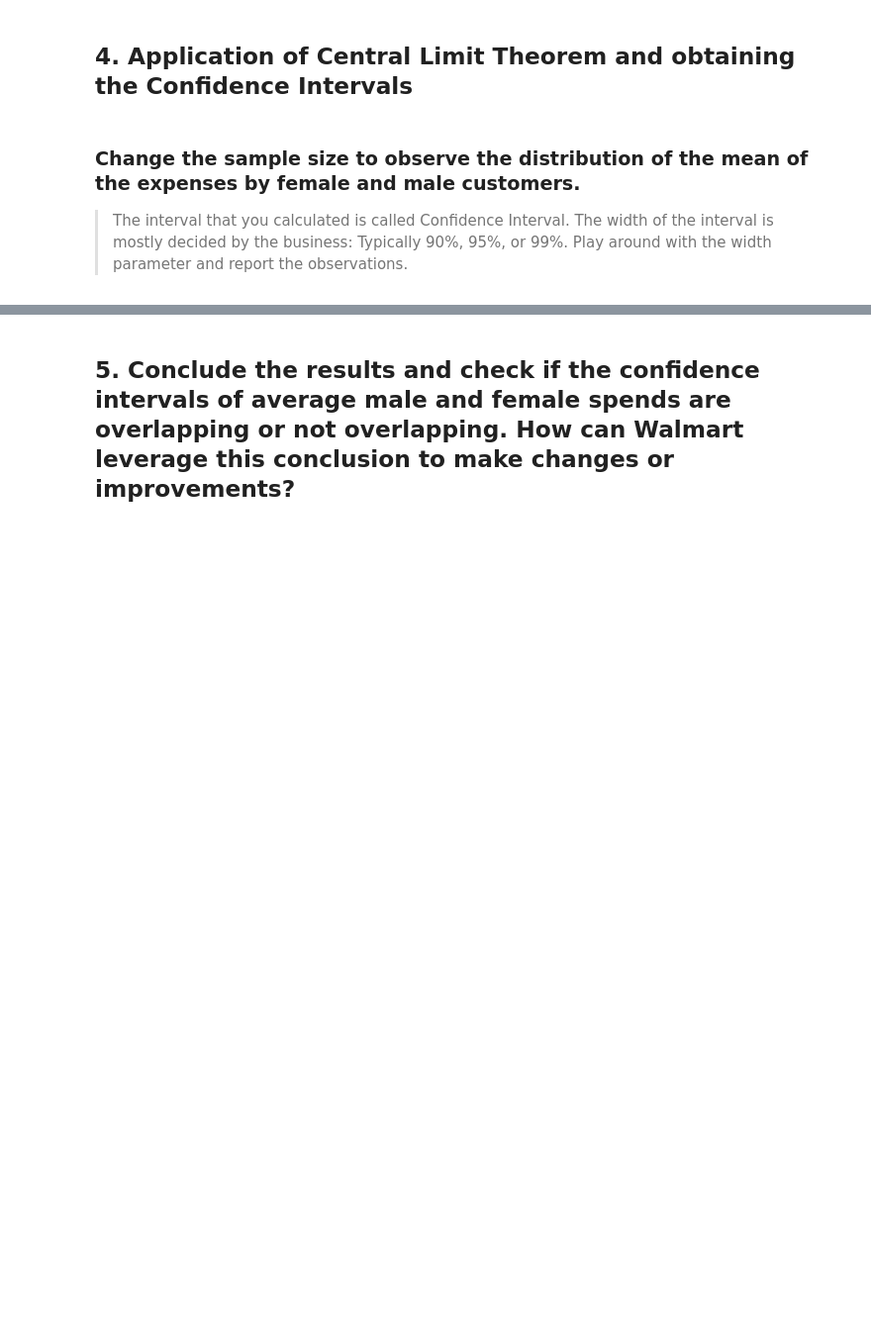
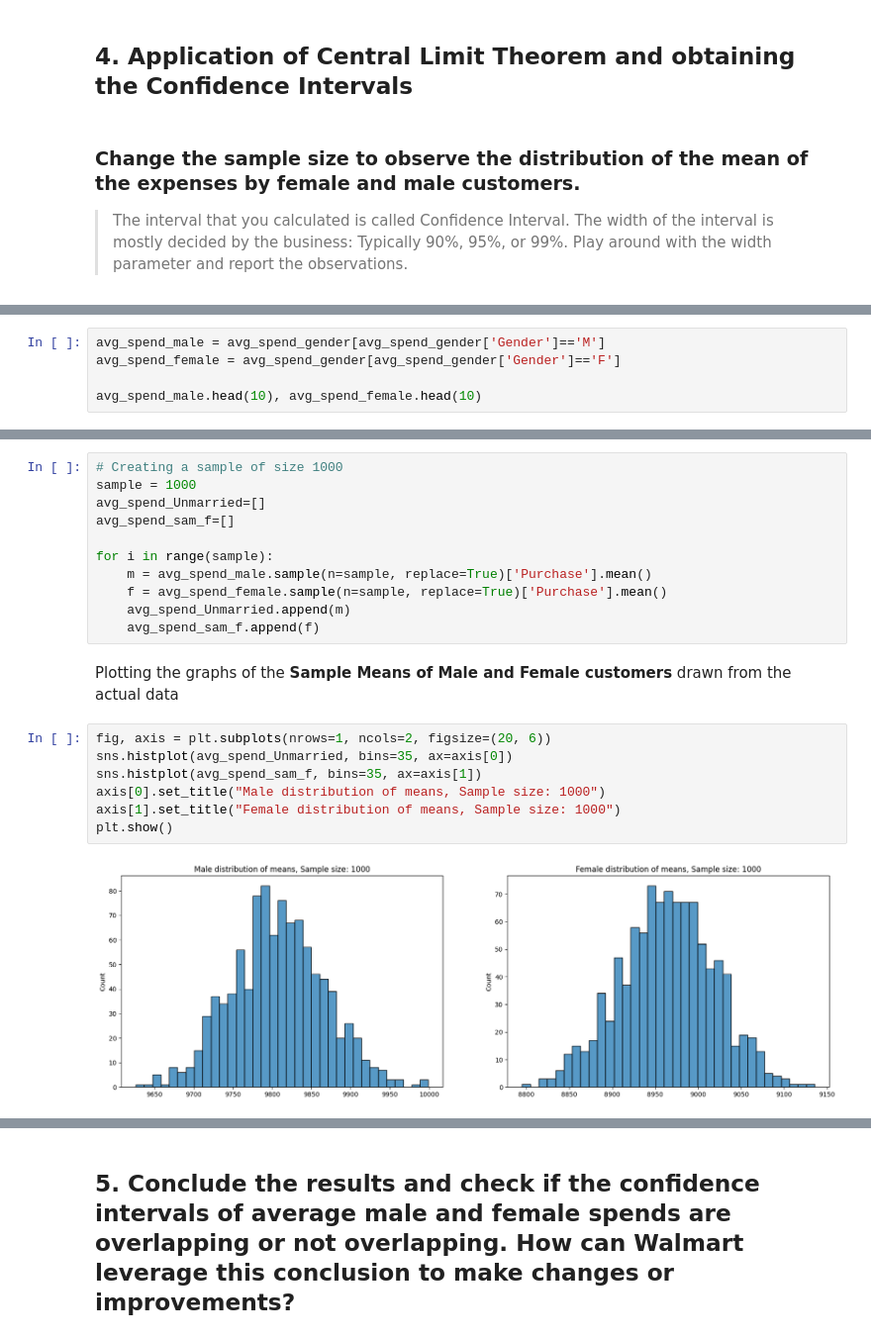
Before and after one commit to SreeMB/Wallmart_Data_Analysis, a Jupyter notebook: wallmart.ipynb, the cells around one changed output, grey strips where cells are left out. Shown at 99% size. Saved outputs shown, nothing was run; the diff lists cells and outputs as text; blank space fills up the shorter version.

```diff
--- a/wallmart.ipynb
+++ b/wallmart.ipynb
@@ -558,0 +603,5 @@ sns.pairplot(walmart)
+# %%
+avg_spend_male = avg_spend_gender[avg_spend_gender['Gender']=='M']
+avg_spend_female = avg_spend_gender[avg_spend_gender['Gender']=='F']
+
+avg_spend_male.head(10), avg_spend_female.head(10)
@@ -558,0 +634,22 @@ sns.pairplot(walmart)
+# %%
+# Creating a sample of size 1000
+sample = 1000
+avg_spend_Unmarried=[]
+avg_spend_sam_f=[]
+
+for i in range(sample):
+    m = avg_spend_male.sample(n=sample, replace=True)['Purchase'].mean()
+    f = avg_spend_female.sample(n=sample, replace=True)['Purchase'].mean()
+    avg_spend_Unmarried.append(m)
+    avg_spend_sam_f.append(f)
+# %% [markdown]
+Plotting the graphs of the **Sample Means of Male and Female customers** drawn from the actual data
+# %%
+fig, axis = plt.subplots(nrows=1, ncols=2, figsize=(20, 6))
+sns.histplot(avg_spend_Unmarried, bins=35, ax=axis[0])
+sns.histplot(avg_spend_sam_f, bins=35, ax=axis[1])
+axis[0].set_title("Male distribution of means, Sample size: 1000")
+axis[1].set_title("Female distribution of means, Sample size: 1000")
+plt.show()
+# %% [output]
+[figure, added]
```
Also changed, not shown: parts of 48 cells of this notebook, 1 other file.
